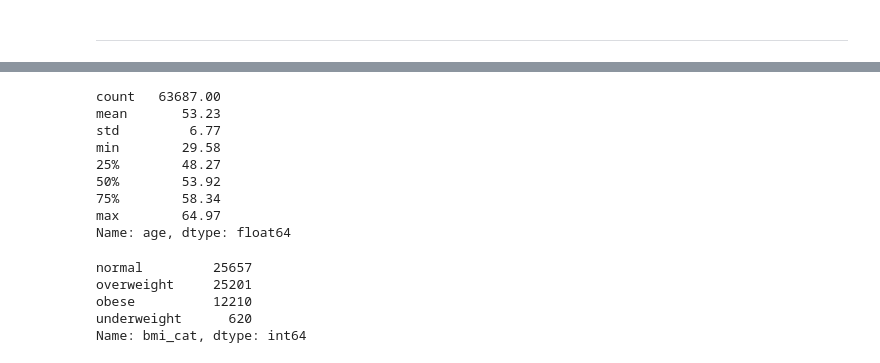
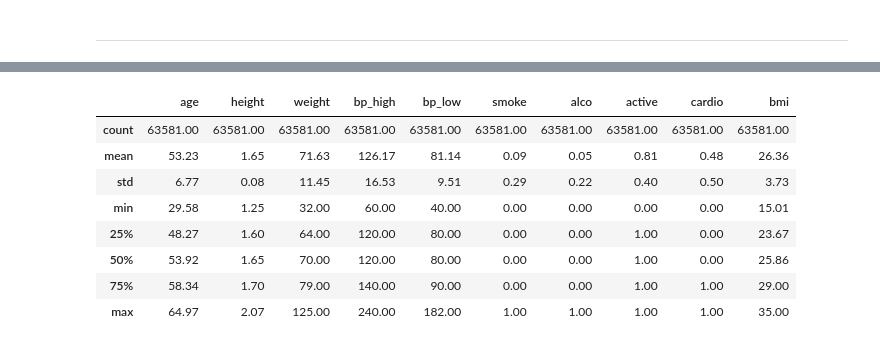
Before and after one commit to ykfarhan/cardiac-disease-detection, a Jupyter notebook: data_cleaning_cardiac.ipynb, the cells around one changed output, grey strips where cells are left out. Cells and saved outputs as stored; diff of their text form; code cells hidden in the pictures.

```diff
--- a/data_cleaning_cardiac.ipynb
+++ b/data_cleaning_cardiac.ipynb
@@ -256,22 +271,12 @@ ___
 # %%
-df['age'].describe()
+df.describe()
 # %% [output]
-count   63687.00
-mean       53.23
-std         6.77
-min        29.58
-25%        48.27
-50%        53.92
-75%        58.34
-max        64.97
-Name: age, dtype: float64
+|  | age | height | weight | bp_high | bp_low | smoke | alco | active | cardio | bmi |
+| count | 63581.00 | 63581.00 | 63581.00 | 63581.00 | 63581.00 | 63581.00 | 63581.00 | 63581.00 | 63581.00 | 63581.00 |
+| mean | 53.23 | 1.65 | 71.63 | 126.17 | 81.14 | 0.09 | 0.05 | 0.81 | 0.48 | 26.36 |
+| std | 6.77 | 0.08 | 11.45 | 16.53 | 9.51 | 0.29 | 0.22 | 0.40 | 0.50 | 3.73 |
+| min | 29.58 | 1.25 | 32.00 | 60.00 | 40.00 | 0.00 | 0.00 | 0.00 | 0.00 | 15.01 |
+| 25% | 48.27 | 1.60 | 64.00 | 120.00 | 80.00 | 0.00 | 0.00 | 1.00 | 0.00 | 23.67 |
+| 50% | 53.92 | 1.65 | 70.00 | 120.00 | 80.00 | 0.00 | 0.00 | 1.00 | 0.00 | 25.86 |
+| 75% | 58.34 | 1.70 | 79.00 | 140.00 | 90.00 | 0.00 | 0.00 | 1.00 | 1.00 | 29.00 |
+| max | 64.97 | 2.07 | 125.00 | 240.00 | 182.00 | 1.00 | 1.00 | 1.00 | 1.00 | 35.00 |
-# %%
-df['bmi_cat'] = pd.cut(df['bmi'], right= False, bins = [0,18.5,25,30,36],
-                       labels=['underweight','normal','overweight','obese'])
-df['bmi_cat'].value_counts(dropna = False)
-# %% [output]
-normal         25657
-overweight     25201
-obese          12210
-underweight      620
-Name: bmi_cat, dtype: int64
```
Also changed, not shown: parts of 11 cells of this notebook.
